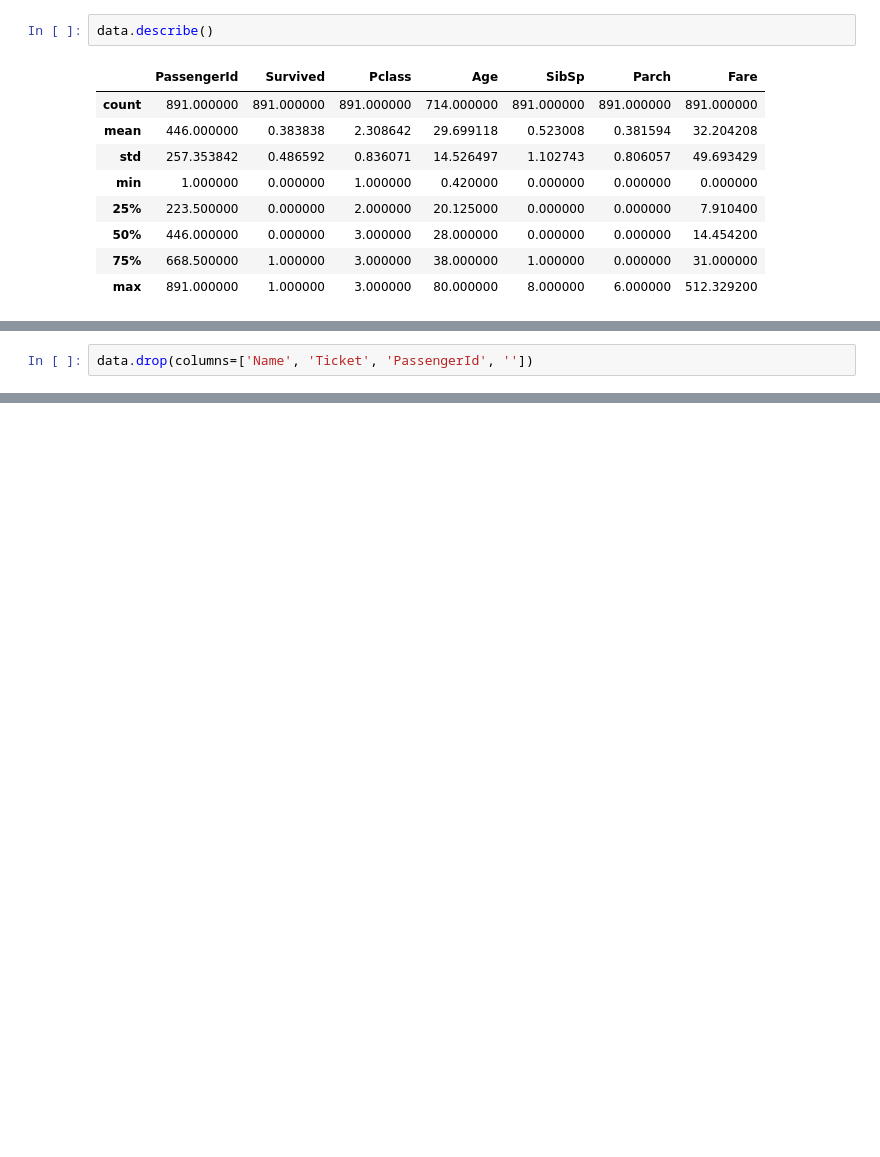
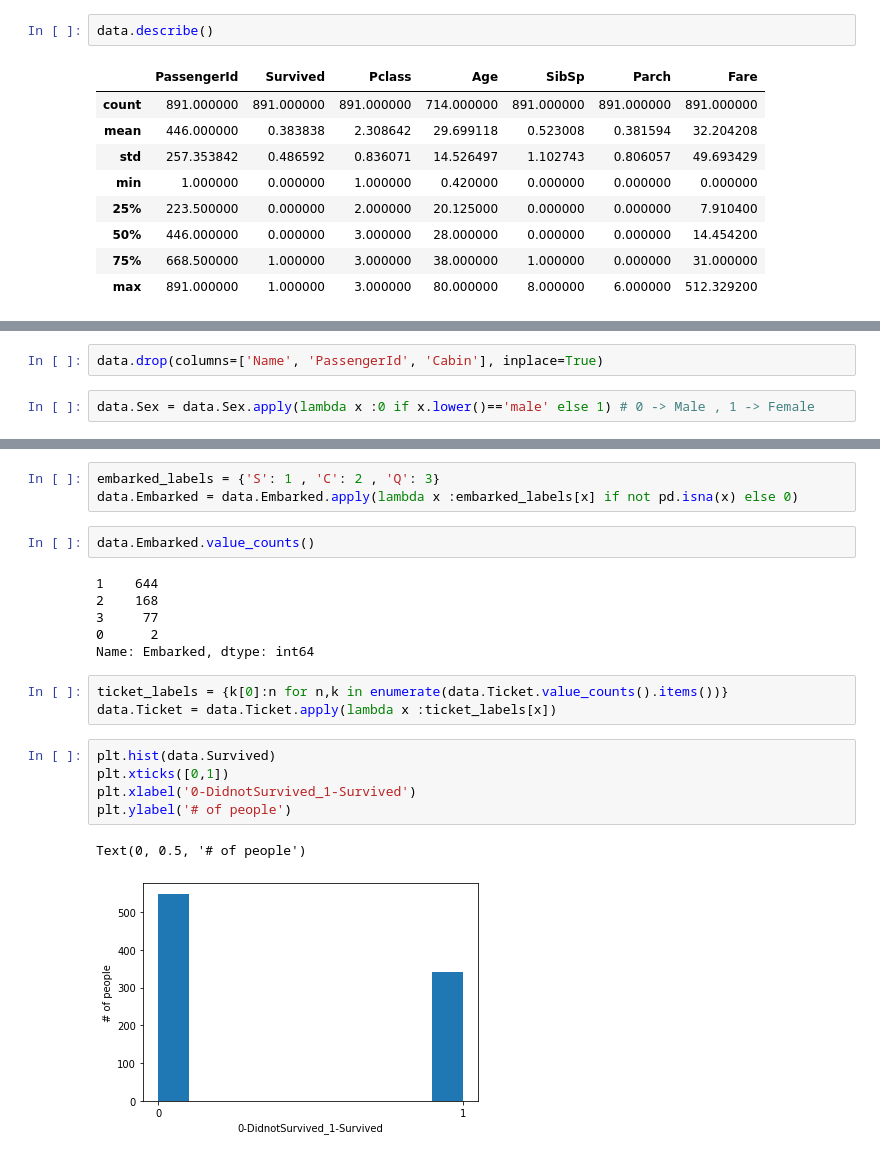
Before and after one commit to prabhupad26/100daysofML, a Jupyter notebook: titanic_classification_problem.ipynb, the cells around one changed output, grey strips where cells are left out. Saved outputs shown, nothing was run; the diff lists cells and outputs as text; blank space fills up the shorter version.

```diff
--- a/titanic_classification_problem.ipynb
+++ b/titanic_classification_problem.ipynb
@@ -36,2 +54,4 @@ data.describe()
 # %%
-data.drop(columns=['Name', 'Ticket', 'PassengerId', ''])
+data.drop(columns=['Name', 'PassengerId', 'Cabin'], inplace=True)
+# %%
+data.Sex = data.Sex.apply(lambda x :0 if x.lower()=='male' else 1) # 0 -> Male , 1 -> Female
@@ -37,0 +65,22 @@ data.drop(columns=['Name', 'Ticket', 'PassengerId', ''])
+# %%
+embarked_labels = {'S': 1 , 'C': 2 , 'Q': 3}
+data.Embarked = data.Embarked.apply(lambda x :embarked_labels[x] if not pd.isna(x) else 0)
+# %%
+data.Embarked.value_counts()
+# %% [output]
+1    644
+2    168
+3     77
+0      2
+Name: Embarked, dtype: int64
+# %%
+ticket_labels = {k[0]:n for n,k in enumerate(data.Ticket.value_counts().items())}
+data.Ticket = data.Ticket.apply(lambda x :ticket_labels[x])
+# %%
+plt.hist(data.Survived)
+plt.xticks([0,1])
+plt.xlabel('0-DidnotSurvived_1-Survived')
+plt.ylabel('# of people')
+# %% [output]
+Text(0, 0.5, '# of people')
+[figure, added]
```
Also changed, not shown: parts of 29 cells of this notebook, 1 other file.
